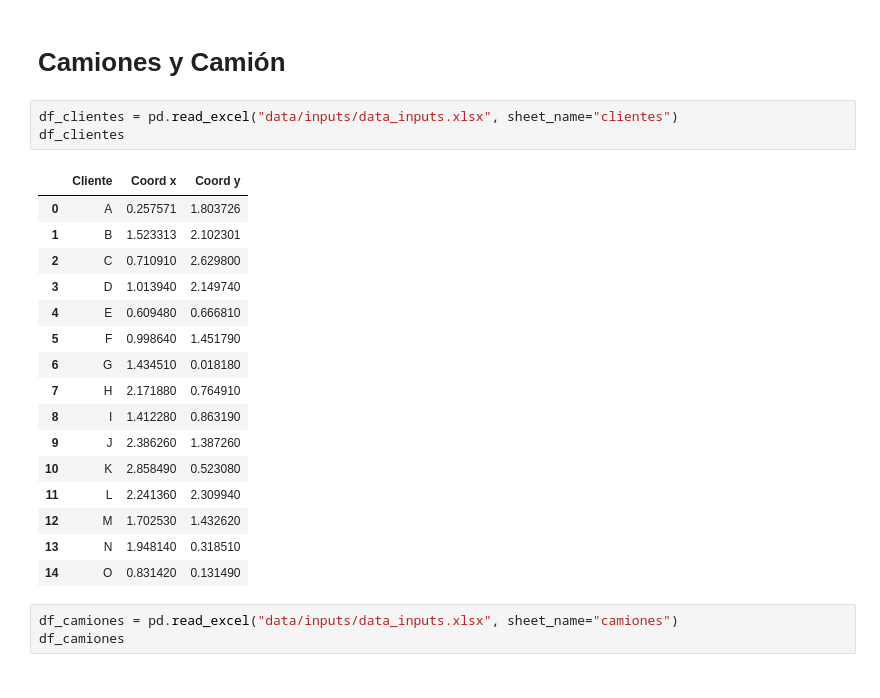
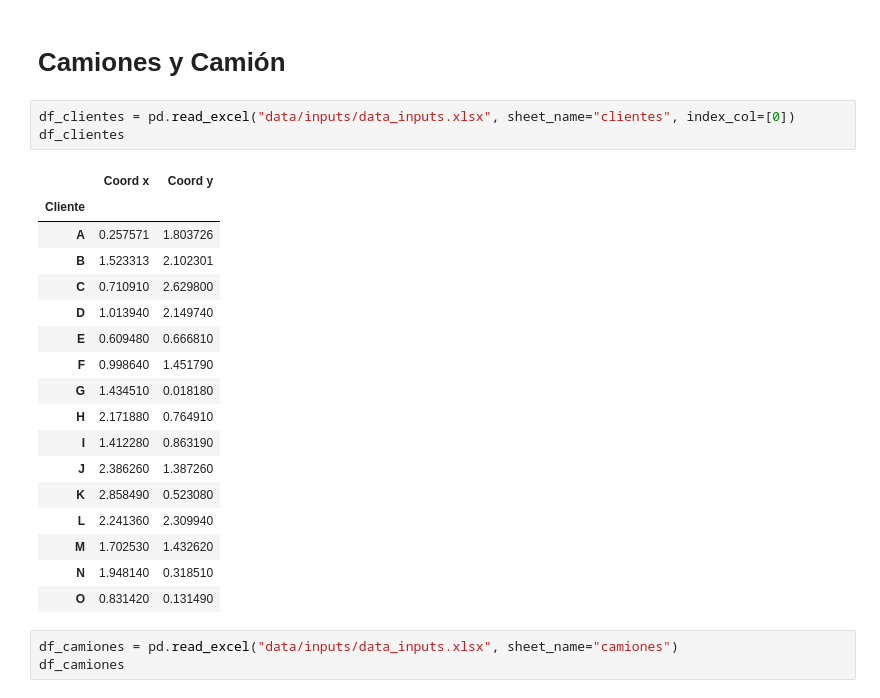
Before and after one commit to JuanCruzC97/ope3-logistica, a Jupyter notebook: 1.0-pruebas-iniciales.ipynb, the cells around one changed output. Cells and saved outputs as stored; diff of their text form.

```diff
--- a/1.0-pruebas-iniciales.ipynb
+++ b/1.0-pruebas-iniciales.ipynb
@@ -5,25 +5,26 @@ import copy
 # %% [markdown]
 # Camiones y Camión
 # %%
-df_clientes = pd.read_excel("data/inputs/data_inputs.xlsx", sheet_name="clientes")
+df_clientes = pd.read_excel("data/inputs/data_inputs.xlsx", sheet_name="clientes", index_col=[0])
 df_clientes
 # %% [output]
-|  | Cliente | Coord x | Coord y |
-| 0 | A | 0.257571 | 1.803726 |
-| 1 | B | 1.523313 | 2.102301 |
-| 2 | C | 0.710910 | 2.629800 |
-| 3 | D | 1.013940 | 2.149740 |
-| 4 | E | 0.609480 | 0.666810 |
-| 5 | F | 0.998640 | 1.451790 |
-| 6 | G | 1.434510 | 0.018180 |
-| 7 | H | 2.171880 | 0.764910 |
-| 8 | I | 1.412280 | 0.863190 |
-| 9 | J | 2.386260 | 1.387260 |
-| 10 | K | 2.858490 | 0.523080 |
-| 11 | L | 2.241360 | 2.309940 |
-| 12 | M | 1.702530 | 1.432620 |
-| 13 | N | 1.948140 | 0.318510 |
-| 14 | O | 0.831420 | 0.131490 |
+|  | Coord x | Coord y |
+| Cliente |  |  |
+| A | 0.257571 | 1.803726 |
+| B | 1.523313 | 2.102301 |
+| C | 0.710910 | 2.629800 |
+| D | 1.013940 | 2.149740 |
+| E | 0.609480 | 0.666810 |
+| F | 0.998640 | 1.451790 |
+| G | 1.434510 | 0.018180 |
+| H | 2.171880 | 0.764910 |
+| I | 1.412280 | 0.863190 |
+| J | 2.386260 | 1.387260 |
+| K | 2.858490 | 0.523080 |
+| L | 2.241360 | 2.309940 |
+| M | 1.702530 | 1.432620 |
+| N | 1.948140 | 0.318510 |
+| O | 0.831420 | 0.131490 |
 # %%
 df_camiones = pd.read_excel("data/inputs/data_inputs.xlsx", sheet_name="camiones")
 df_camiones
```
Also changed, not shown: parts of 13 cells of this notebook.
